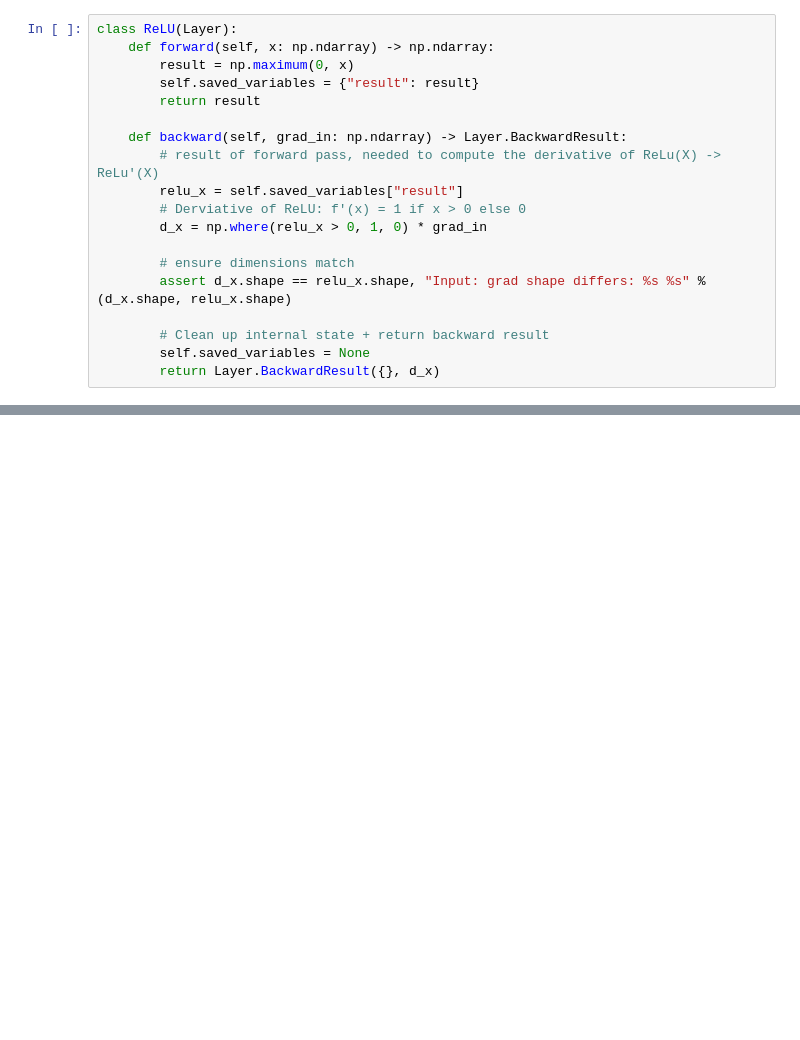
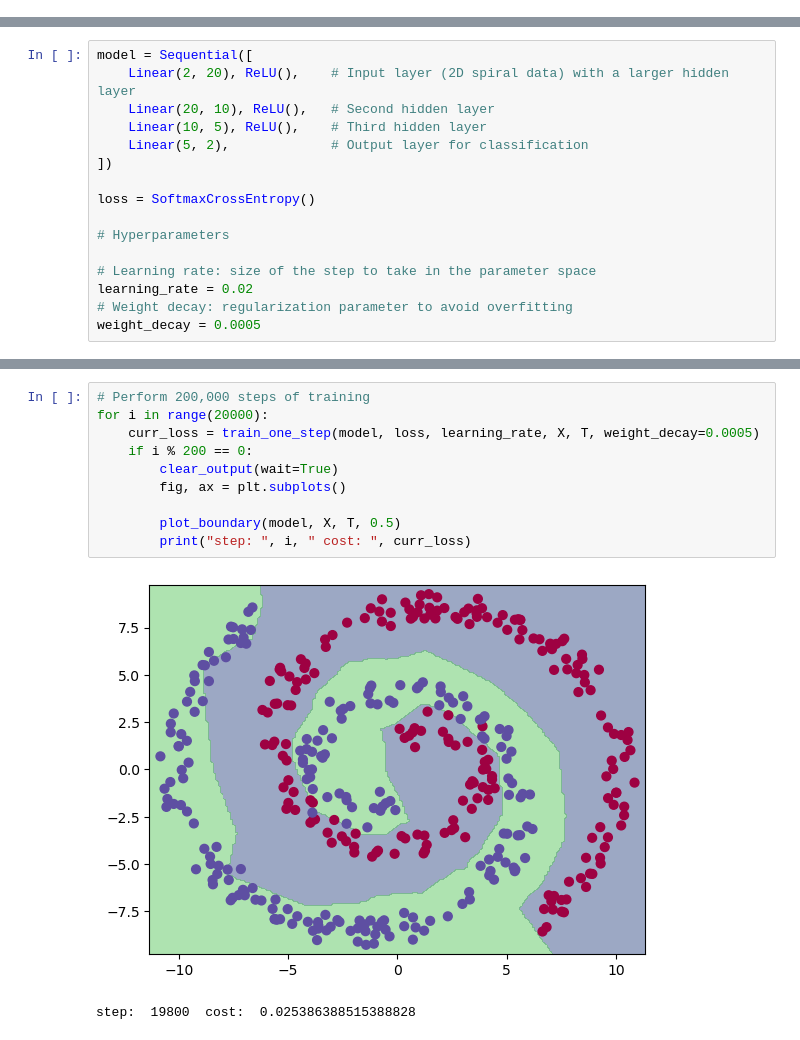
Before and after one commit to lucadibello/ml-framework-from-scratch, a Jupyter notebook: nonlinear-classification.ipynb, the cells around one changed output, grey strips where cells are left out. Drawn from its saved outputs; the diff is of its cells as text; blank space fills up the shorter version.

Commit message:
Added second example

```diff
--- a/nonlinear-classification.ipynb
+++ b/nonlinear-classification.ipynb
@@ -84,19 +0,0 @@ import gzip
-# %%
-class ReLU(Layer):
-    def forward(self, x: np.ndarray) -> np.ndarray:
-        result = np.maximum(0, x)
-        self.saved_variables = {"result": result}
-        return result
-
-    def backward(self, grad_in: np.ndarray) -> Layer.BackwardResult:
-        # result of forward pass, needed to compute the derivative of ReLu(X) -> ReLu'(X)
-        relu_x = self.saved_variables["result"]
-        # Derviative of ReLU: f'(x) = 1 if x > 0 else 0
-        d_x = np.where(relu_x > 0, 1, 0) * grad_in
-
-        # ensure dimensions match
-        assert d_x.shape == relu_x.shape, "Input: grad shape differs: %s %s" % (d_x.shape, relu_x.shape)
-
-        # Clean up internal state + return backward result
-        self.saved_variables = None
-        return Layer.BackwardResult({}, d_x)
@@ -186,0 +22,16 @@ def gradient_check():
+# %%
+model = Sequential([
+    Linear(2, 20), ReLU(),    # Input layer (2D spiral data) with a larger hidden layer
+    Linear(20, 10), ReLU(),   # Second hidden layer
+    Linear(10, 5), ReLU(),    # Third hidden layer
+    Linear(5, 2),             # Output layer for classification
+])
+
+loss = SoftmaxCrossEntropy()
+
+# Hyperparameters
+
+# Learning rate: size of the step to take in the parameter space
+learning_rate = 0.02
+# Weight decay: regularization parameter to avoid overfitting
+weight_decay = 0.0005
@@ -508,0 +83,13 @@ Test set performance: 96.20%
+# %%
+# Perform 200,000 steps of training
+for i in range(20000):
+    curr_loss = train_one_step(model, loss, learning_rate, X, T, weight_decay=0.0005)
+    if i % 200 == 0:
+        clear_output(wait=True)
+        fig, ax = plt.subplots()
+
+        plot_boundary(model, X, T, 0.5)
+        print("step: ", i, " cost: ", curr_loss)
+# %% [output]
+[figure, added]
+step:  19800  cost:  0.025386388515388828
```
Also changed, not shown: parts of 32 cells of this notebook.
